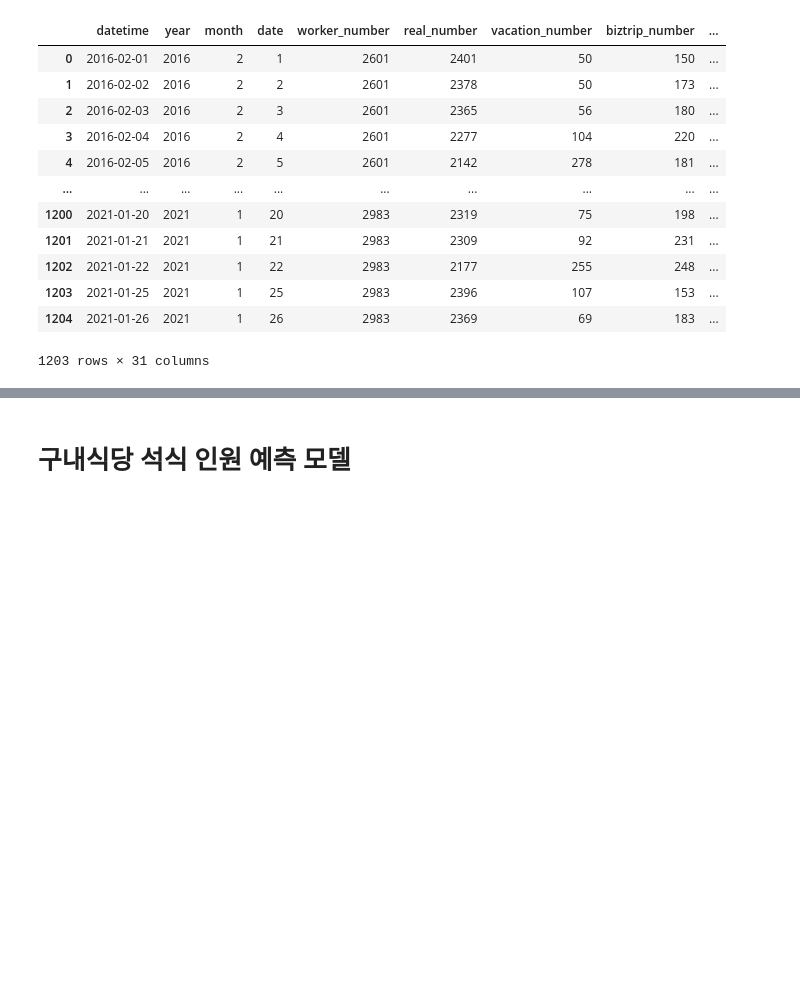
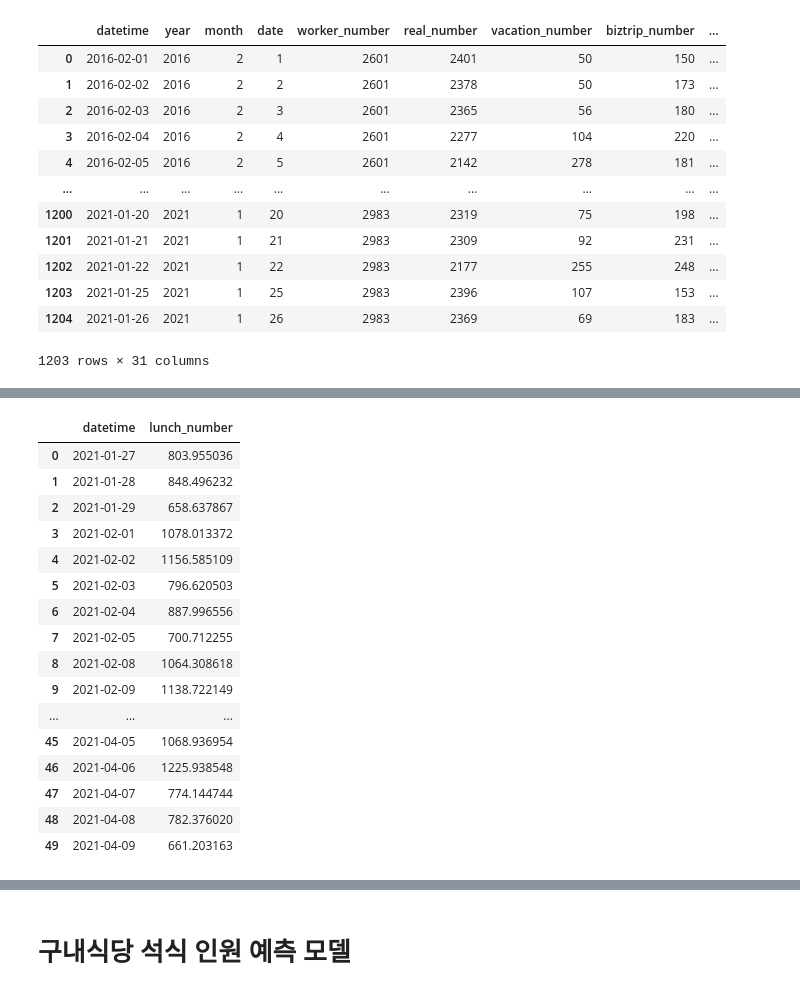
Before and after one commit to obilige/Team3, a Jupyter notebook: team/byun/train_test_jseob.ipynb, the cells around one changed output, grey strips where cells are left out. Drawn from its saved outputs; the diff is of its cells as text; code cells hidden in the pictures; blank space fills up the shorter version.

```diff
--- a/team/byun/train_test_jseob.ipynb
+++ b/team/byun/train_test_jseob.ipynb
@@ -233,0 +529,7 @@ print("사용한 특성의 수 : ", np.sum(lasso00001.coef_ != 0))
+# %%
+# LR
+model = LinearRegression()
+model.fit(X, y)
+
+preds = model.predict(X_Test)
+print(preds)
@@ -233,0 +547,21 @@ print("사용한 특성의 수 : ", np.sum(lasso00001.coef_ != 0))
+# %%
+submission = pd.DataFrame({"datetime":ln_test["datetime"], "lunch_number":preds})
+submission
+# %% [output]
+|  | datetime | lunch_number |
+| 0 | 2021-01-27 | 803.955036 |
+| 1 | 2021-01-28 | 848.496232 |
+| 2 | 2021-01-29 | 658.637867 |
+| 3 | 2021-02-01 | 1078.013372 |
+| 4 | 2021-02-02 | 1156.585109 |
+| 5 | 2021-02-03 | 796.620503 |
+| 6 | 2021-02-04 | 887.996556 |
+| 7 | 2021-02-05 | 700.712255 |
+| 8 | 2021-02-08 | 1064.308618 |
+| 9 | 2021-02-09 | 1138.722149 |
+| ... | ... | ... |
+| 45 | 2021-04-05 | 1068.936954 |
+| 46 | 2021-04-06 | 1225.938548 |
+| 47 | 2021-04-07 | 774.144744 |
+| 48 | 2021-04-08 | 782.376020 |
+| 49 | 2021-04-09 | 661.203163 |
```
Also changed, not shown: parts of 53 cells of this notebook.
